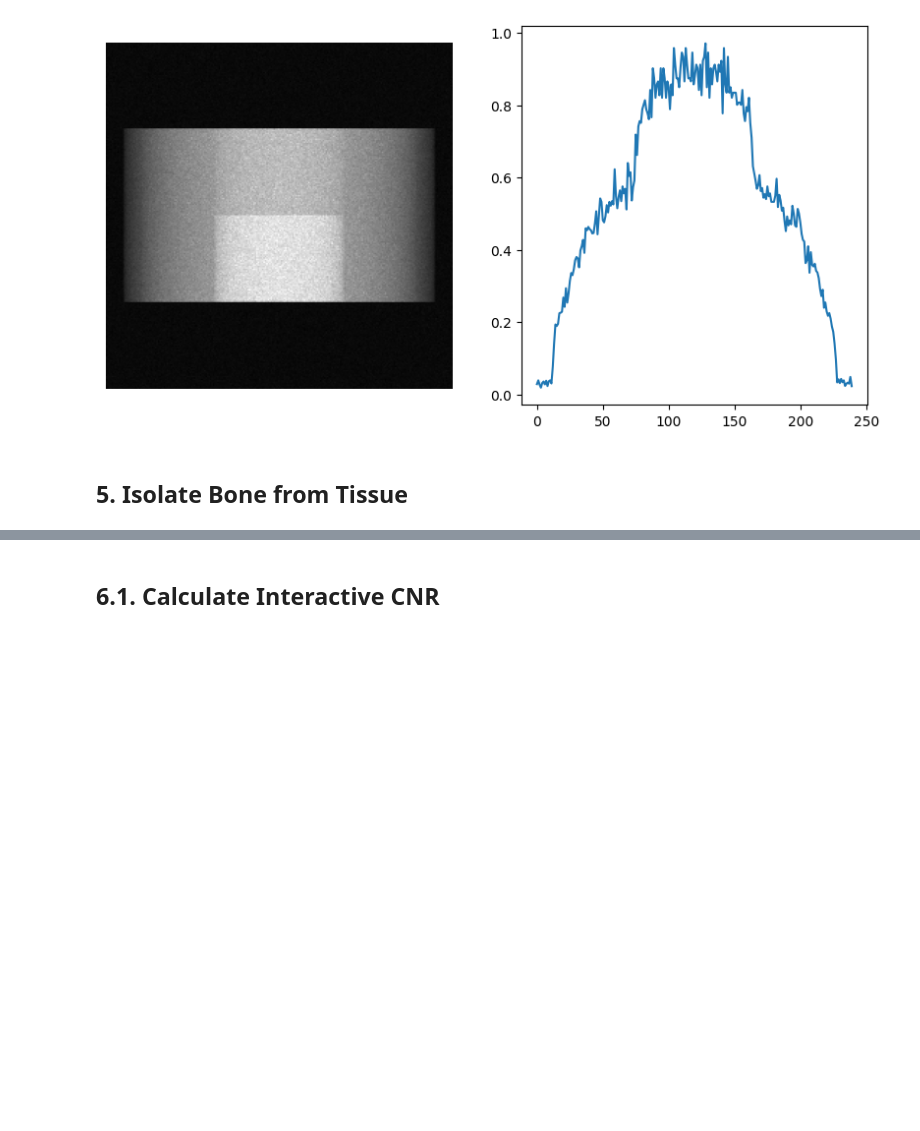
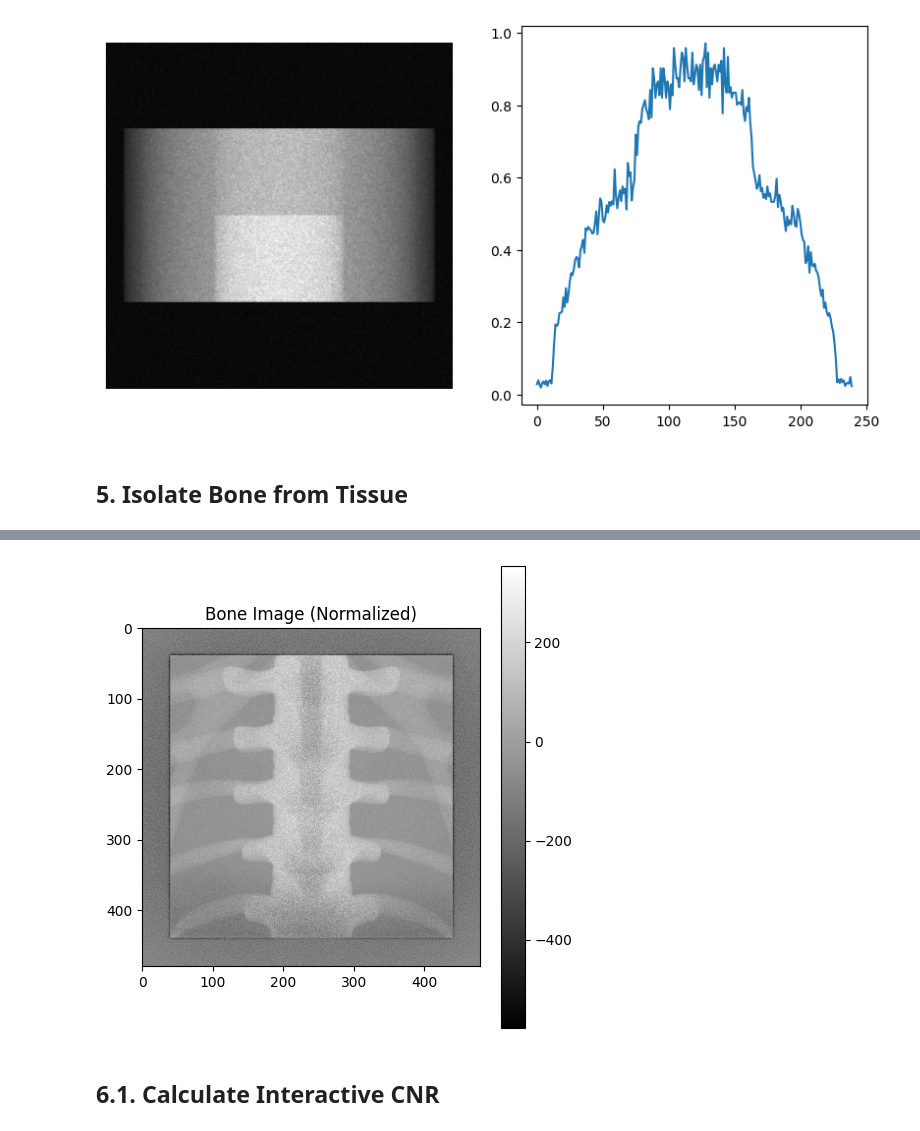
Before and after one commit to miguelcomett/G4_IFI-Team_2024, a Jupyter notebook: miguelcomett/Radiography_Processing.ipynb, the cells around one changed output, grey strips where cells are left out. Cells and saved outputs as stored; diff of their text form; code cells hidden in the pictures; blank space fills up the shorter version.

```diff
--- a/miguelcomett/Radiography_Processing.ipynb
+++ b/miguelcomett/Radiography_Processing.ipynb
@@ -116,7 +116,7 @@ import dask.dataframe as dd
 def heatmap_array_dask(x_data, y_data, size, log_factor, save_as):
 
     x_shift = 0.0
-    y_shift = 0.0
+    y_shift = -150.0
     x_data_shifted = x_data - x_shift
     y_data_shifted = y_data - y_shift
 
@@ -252,3 +255,41 @@ plt.show()
+# %%
+import numpy as np
+import matplotlib.pyplot as plt
+import cv2
+from scipy.ndimage import gaussian_filter
+
+# low_energy_img  = cv2.imread('RC40K100M.jpg', cv2.IMREAD_GRAYSCALE)
+# high_energy_img = cv2.imread('RC80K100M.png', cv2.IMREAD_GRAYSCALE)
+
+low_energy_img  = htmp_array_1
+high_energy_img = htmp_array_2
+
+low_energy_img  = (low_energy_img * 255).astype(np.uint8)
+high_energy_img = (high_energy_img * 255).astype(np.uint8)
+
+wt = 0.5965832666477631
+wb = 0.40058326302016795
+w  = 0.32
+wn = 0.05
+
+def acnr(low_image, high_image, w, wc, wn):
+    high_filter_image = 1 -  gaussian_filter(high_energy_img,  sigma=2)
+    HLfilter = wn * wc * high_filter_image - w
+    HHfilter = 1 - wn * high_filter_image
+
+    image_ = (low_image  * HLfilter) + (high_image * HHfilter)
+    return image_
+
+bone_im = acnr(low_energy_img, high_energy_img, w, wt, wn)
+
+plt.figure(figsize=(12, 6))
+plt.subplot(1, 2, 2)
+plt.title("Bone Image (Normalized)")
+plt.imshow(bone_im, cmap='gray')
+plt.colorbar()
+plt.show()
+# %% [output]
+[figure, added]
 # %%
 save_as = ''
 array = bone
```
Also changed, not shown: parts of 3 cells of this notebook, 2 other files.
